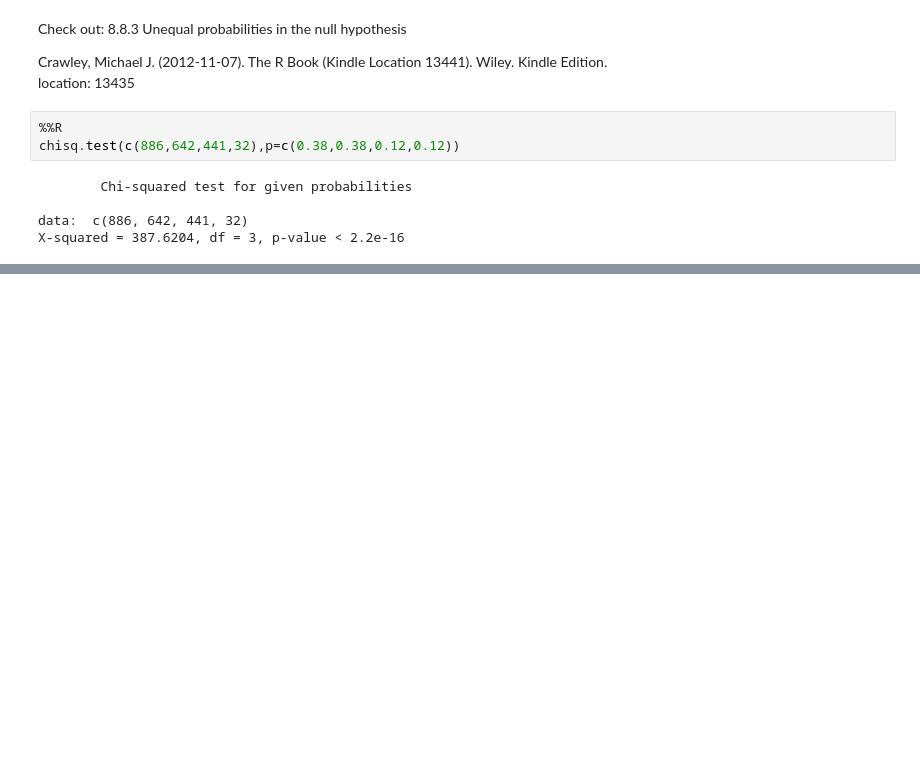
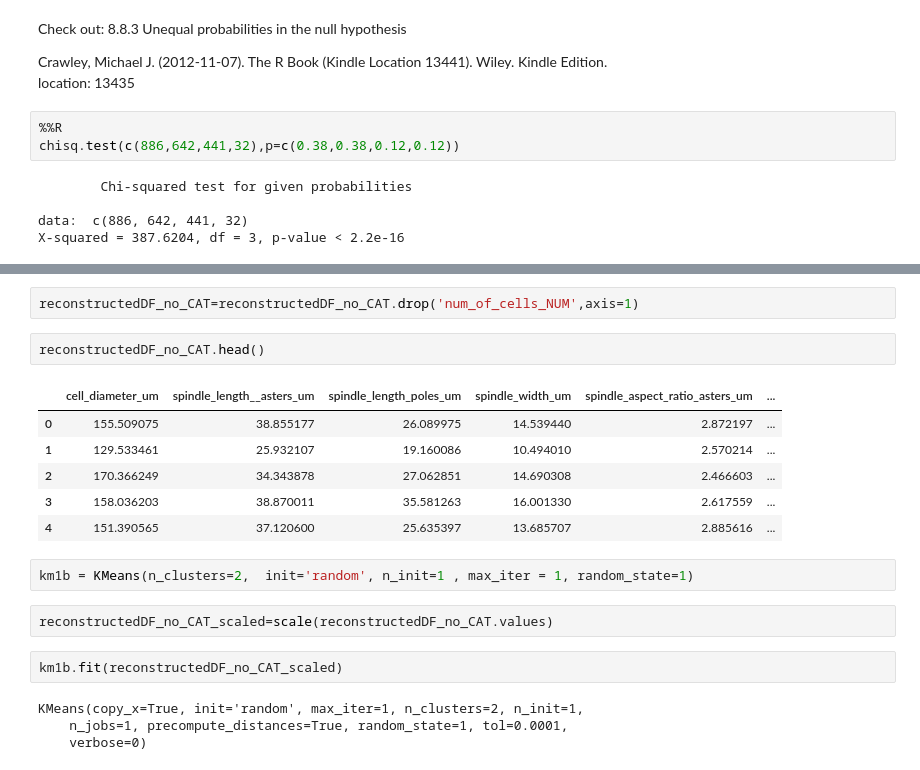
Before and after one commit to emmaggie/SPINDLE_ZOO, a Jupyter notebook: SEPTEMBER_2014/A_Marina_spindle_zoo_part5.ipynb, the cells around one changed output, grey strips where cells are left out. Cells and saved outputs as stored; diff of their text form; blank space fills up the shorter version.

```diff
--- a/SEPTEMBER_2014/A_Marina_spindle_zoo_part5.ipynb
+++ b/SEPTEMBER_2014/A_Marina_spindle_zoo_part5.ipynb
@@ -1501,0 +1567,21 @@ X-squared = 387.6204, df = 3, p-value < 2.2e-16
+# %%
+reconstructedDF_no_CAT=reconstructedDF_no_CAT.drop('num_of_cells_NUM',axis=1)
+# %%
+reconstructedDF_no_CAT.head()
+# %% [output]
+|  | cell_diameter_um | spindle_length__asters_um | spindle_length_poles_um | spindle_width_um | spindle_aspect_ratio_asters_um | ... |
+| 0 | 155.509075 | 38.855177 | 26.089975 | 14.539440 | 2.872197 | ... |
+| 1 | 129.533461 | 25.932107 | 19.160086 | 10.494010 | 2.570214 | ... |
+| 2 | 170.366249 | 34.343878 | 27.062851 | 14.690308 | 2.466603 | ... |
+| 3 | 158.036203 | 38.870011 | 35.581263 | 16.001330 | 2.617559 | ... |
+| 4 | 151.390565 | 37.120600 | 25.635397 | 13.685707 | 2.885616 | ... |
+# %%
+km1b = KMeans(n_clusters=2,  init='random', n_init=1 , max_iter = 1, random_state=1)
+# %%
+reconstructedDF_no_CAT_scaled=scale(reconstructedDF_no_CAT.values)
+# %%
+km1b.fit(reconstructedDF_no_CAT_scaled)
+# %% [output]
+KMeans(copy_x=True, init='random', max_iter=1, n_clusters=2, n_init=1,
+    n_jobs=1, precompute_distances=True, random_state=1, tol=0.0001,
+    verbose=0)
```
Also changed, not shown: parts of 38 cells of this notebook, 3 other files.
